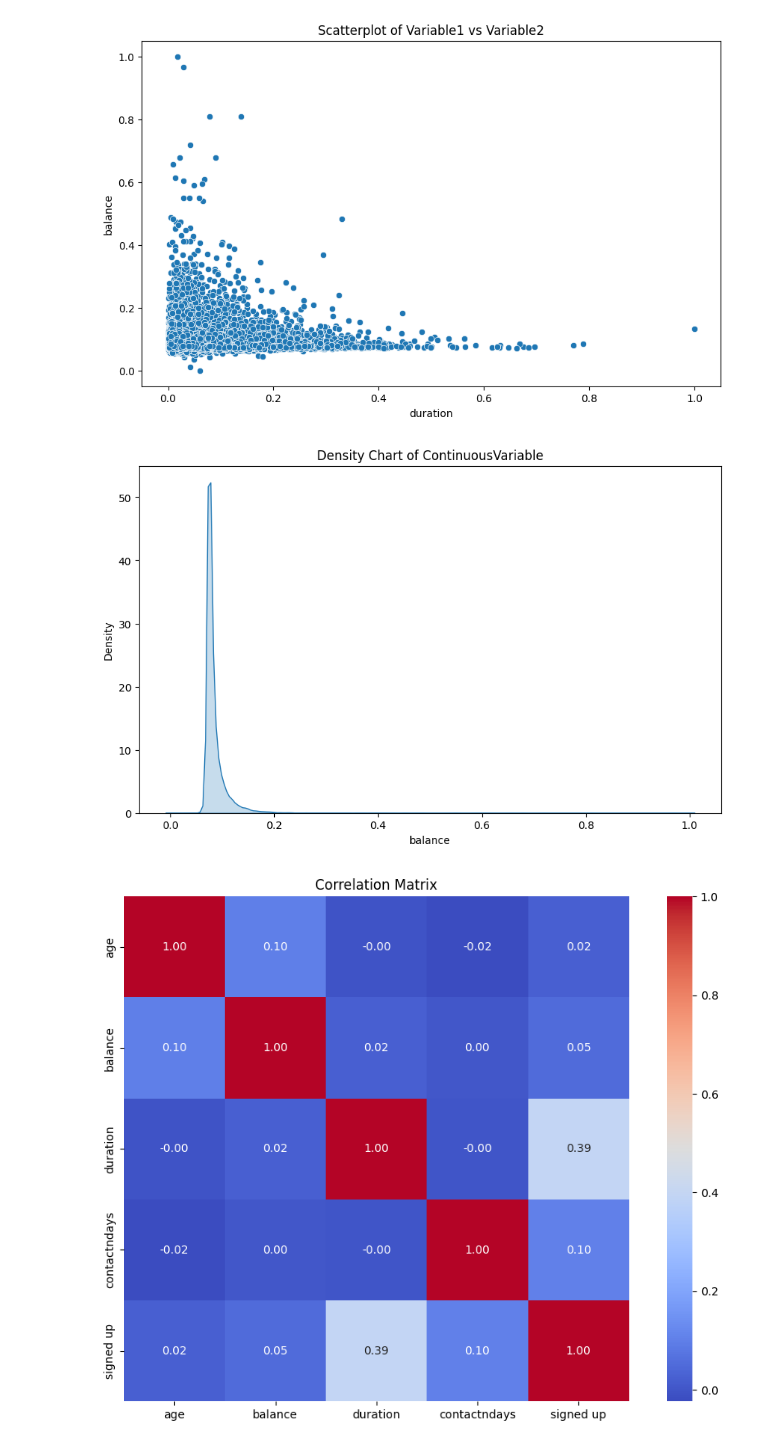
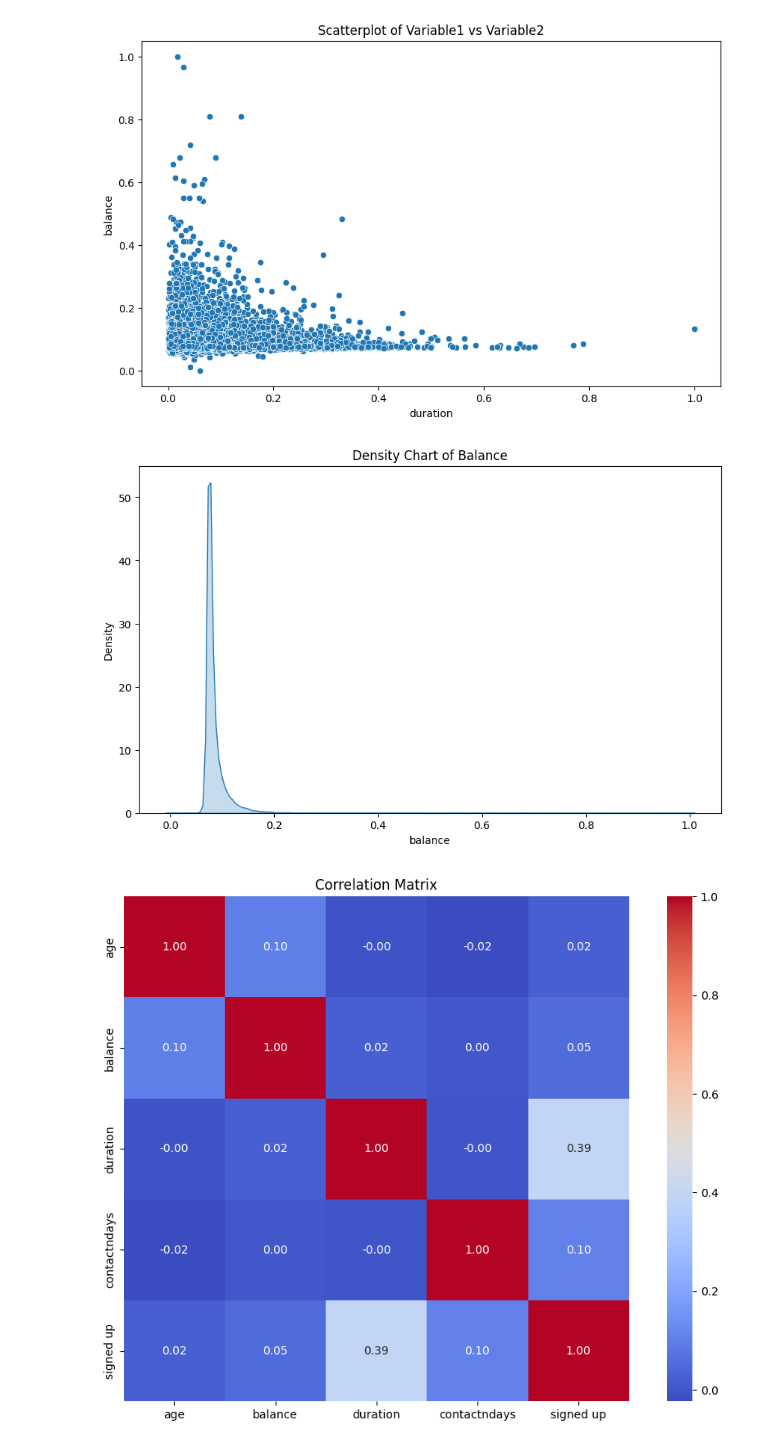
Before and after one commit to jimmyb25/Brown-ds1001_final, a Jupyter notebook: ds1001_final/notebooks/Final_Project_Notebook.ipynb, the cells around one changed output. Drawn from its saved outputs; the diff is of its cells as text; code cells hidden in the pictures.

```diff
--- a/ds1001_final/notebooks/Final_Project_Notebook.ipynb
+++ b/ds1001_final/notebooks/Final_Project_Notebook.ipynb
@@ -191,11 +191,11 @@ plt.show()
 # %%
 # Density chart of a continuous variable
 plt.figure(figsize=(10, 6))
 sns.kdeplot(BrownDataset['balance'], fill=True)  # Replace 'ContinuousVariable' with your column name
-plt.title('Density Chart of ContinuousVariable')
+plt.title('Density Chart of Balance')
 plt.show()
 # %% [output]
-[figure, old version]
+[figure, new version]
 # %%
 #Correlation matrix, make sure to only include numeric variables
 num_values = BrownDataset.select_dtypes(include=['number'])
```
Also changed, not shown: parts of 6 cells of this notebook.
